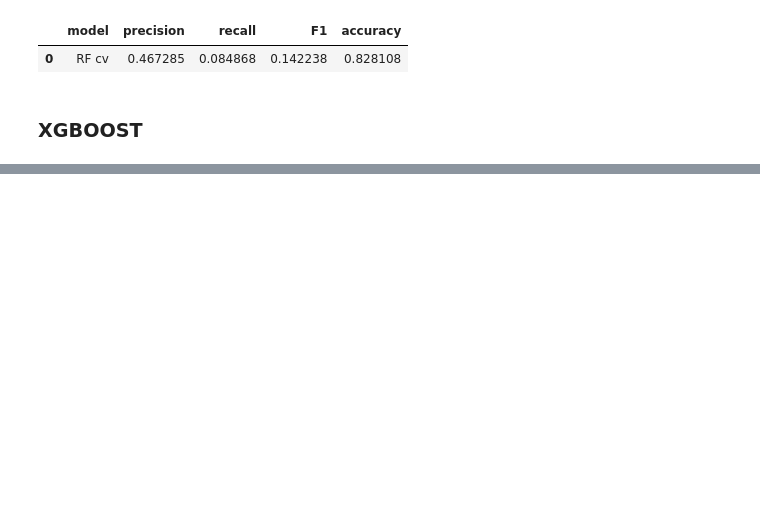
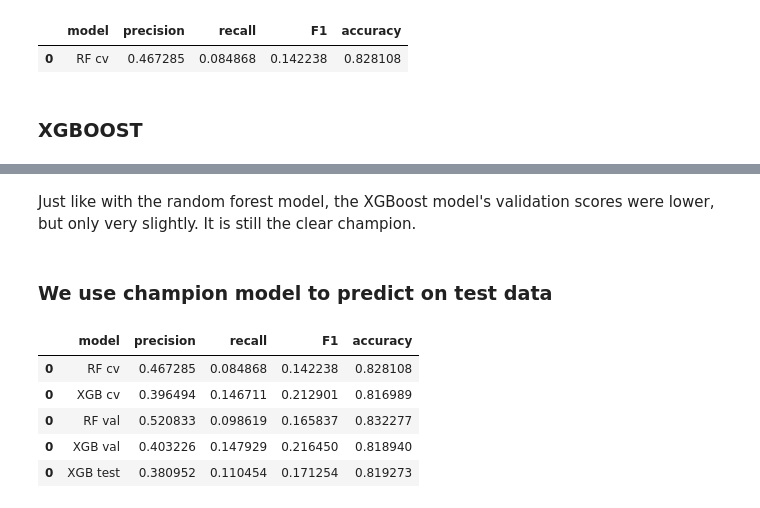
Before and after one commit to MaxBiber/Waze, a Jupyter notebook: waze_notebook.ipynb, the cells around one changed output, grey strips where cells are left out. Drawn from its saved outputs; the diff is of its cells as text; code cells hidden in the pictures; blank space fills up the shorter version.

```diff
--- a/waze_notebook.ipynb
+++ b/waze_notebook.ipynb
@@ -1435,0 +1435,5 @@ results
+# %%
+# Call 'make_results()' on the GridSearch object
+xgb_cv_results = make_results('XGB cv', xgb_cv, 'recall')
+results = pd.concat([results, xgb_cv_results], axis=0)
+results
@@ -1435,0 +1446,3 @@ results
+# %%
+# Use random forest model to predict on validation data
+rf_val_preds = rf_cv.best_estimator_.predict(X_val)
@@ -1435,0 +1478,7 @@ results
+# %%
+# Get validation scores for RF model
+rf_val_scores = get_test_scores('RF val', rf_val_preds, y_val)
+
+# Append to the results table
+results = pd.concat([results, rf_val_scores], axis=0)
+results
@@ -1435,0 +1492,10 @@ results
+# %%
+# Use XGBoost model to predict on validation data
+xgb_val_preds = xgb_cv.best_estimator_.predict(X_val)
+
+# Get validation scores for XGBoost model
+xgb_val_scores = get_test_scores('XGB val', xgb_val_preds, y_val)
+
+# Append to the results table
+results = pd.concat([results, xgb_val_scores], axis=0)
+results
@@ -1435,0 +1508,21 @@ results
+# %% [markdown]
+Just like with the random forest model, the XGBoost model's validation scores were lower, but only very slightly. It is still the clear champion.
+# %% [markdown]
+### We use champion model to predict on test data
+# %%
+# Use XGBoost model to predict on test data
+xgb_test_preds = xgb_cv.best_estimator_.predict(X_test)
+
+# Get test scores for XGBoost model
+xgb_test_scores = get_test_scores('XGB test', xgb_test_preds, y_test)
+
+# Append to the results table
+results = pd.concat([results, xgb_test_scores], axis=0)
+results
+# %% [output]
+|  | model | precision | recall | F1 | accuracy |
+| 0 | RF cv | 0.467285 | 0.084868 | 0.142238 | 0.828108 |
+| 0 | XGB cv | 0.396494 | 0.146711 | 0.212901 | 0.816989 |
+| 0 | RF val | 0.520833 | 0.098619 | 0.165837 | 0.832277 |
+| 0 | XGB val | 0.403226 | 0.147929 | 0.216450 | 0.818940 |
+| 0 | XGB test | 0.380952 | 0.110454 | 0.171254 | 0.819273 |
```
Also changed, not shown: parts of 44 cells of this notebook, 1 other file.
